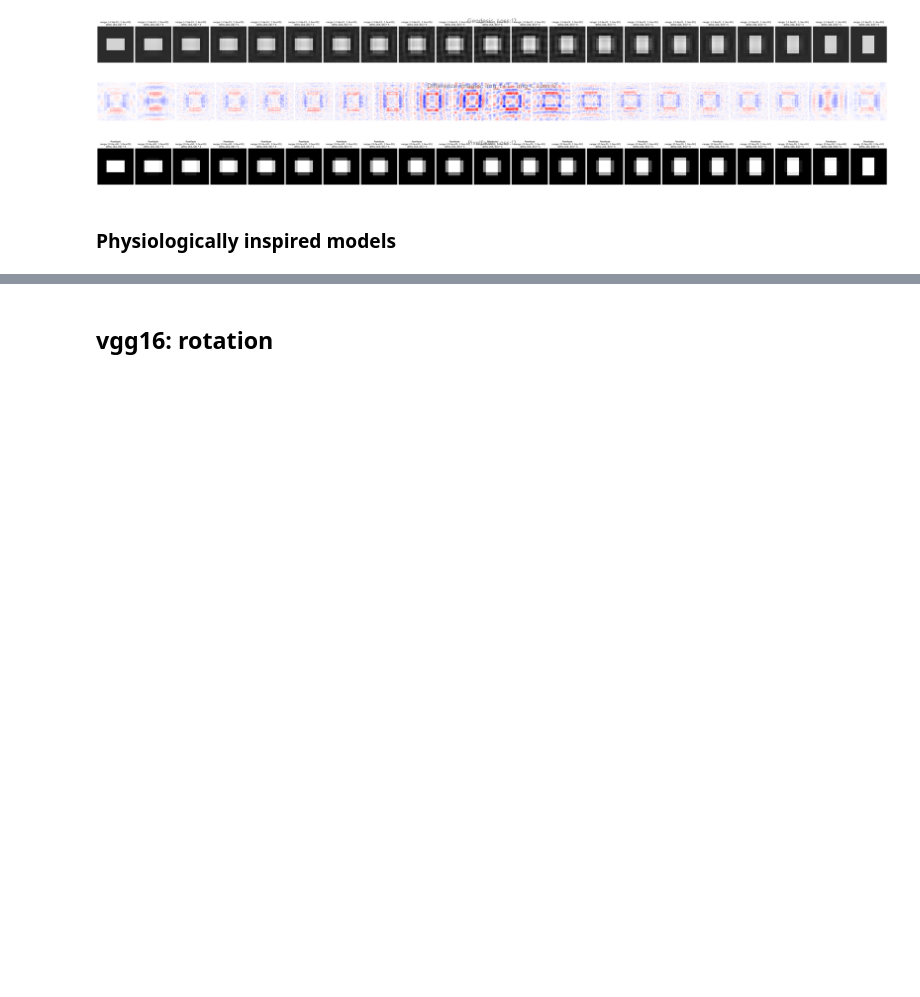
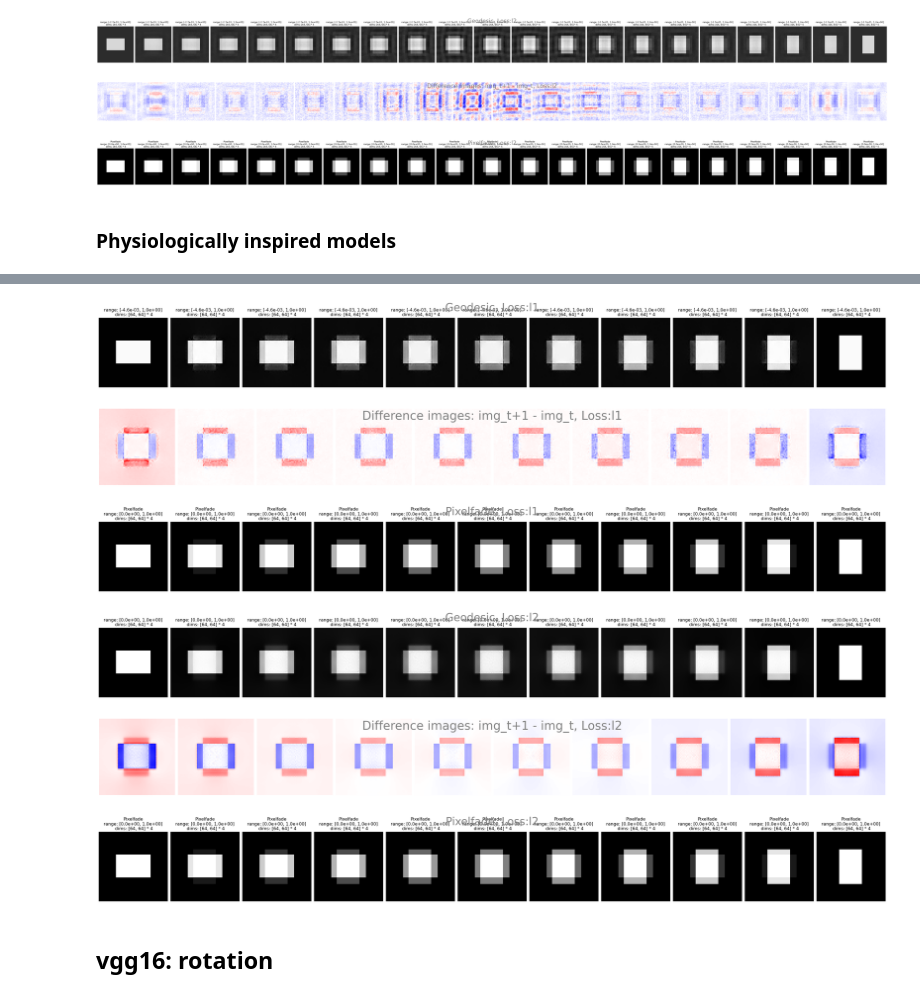
Before and after one commit to hmd101/plenoptic, a Jupyter notebook: examples/05_02_Geodesics_toy_problem.ipynb, the cells around one changed output, grey strips where cells are left out. Drawn from its saved outputs; the diff is of its cells as text; code cells hidden in the pictures; blank space fills up the shorter version.

```diff
--- a/examples/05_02_Geodesics_toy_problem.ipynb
+++ b/examples/05_02_Geodesics_toy_problem.ipynb
@@ -410,3 +434,12 @@ Blue: L2 > L1, Red: L1 > L2
+# %%
+visualize_geodesics(geodesics=geodesics_onoff)
+# %% [output]
+[figure, added]
+[figure, added]
+[figure, added]
+[figure, added]
+[figure, added]
+[figure, added]
 # %% [markdown]
 ## vgg16: rotation
 # %%
```
Also changed, not shown: parts of 17 cells of this notebook.
